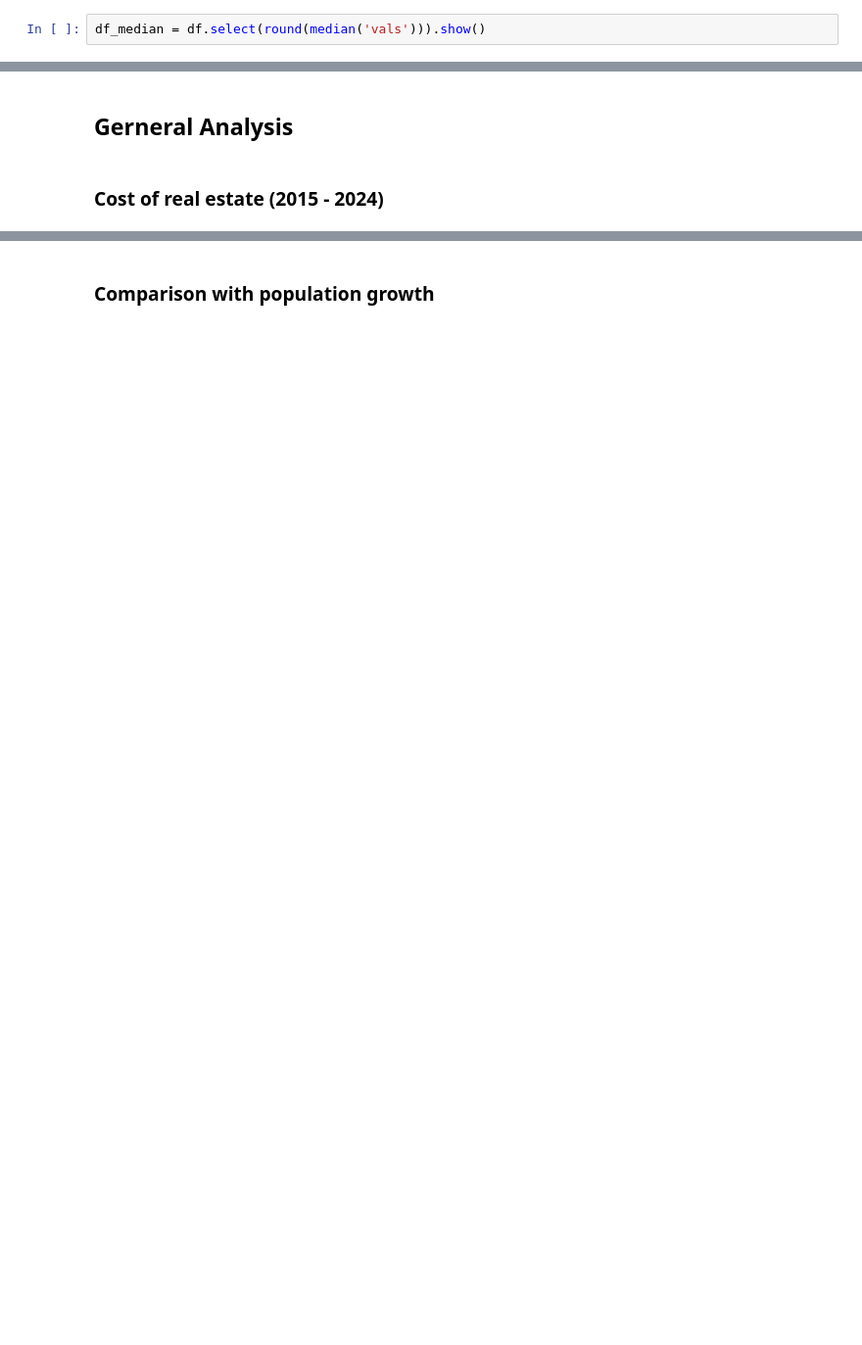
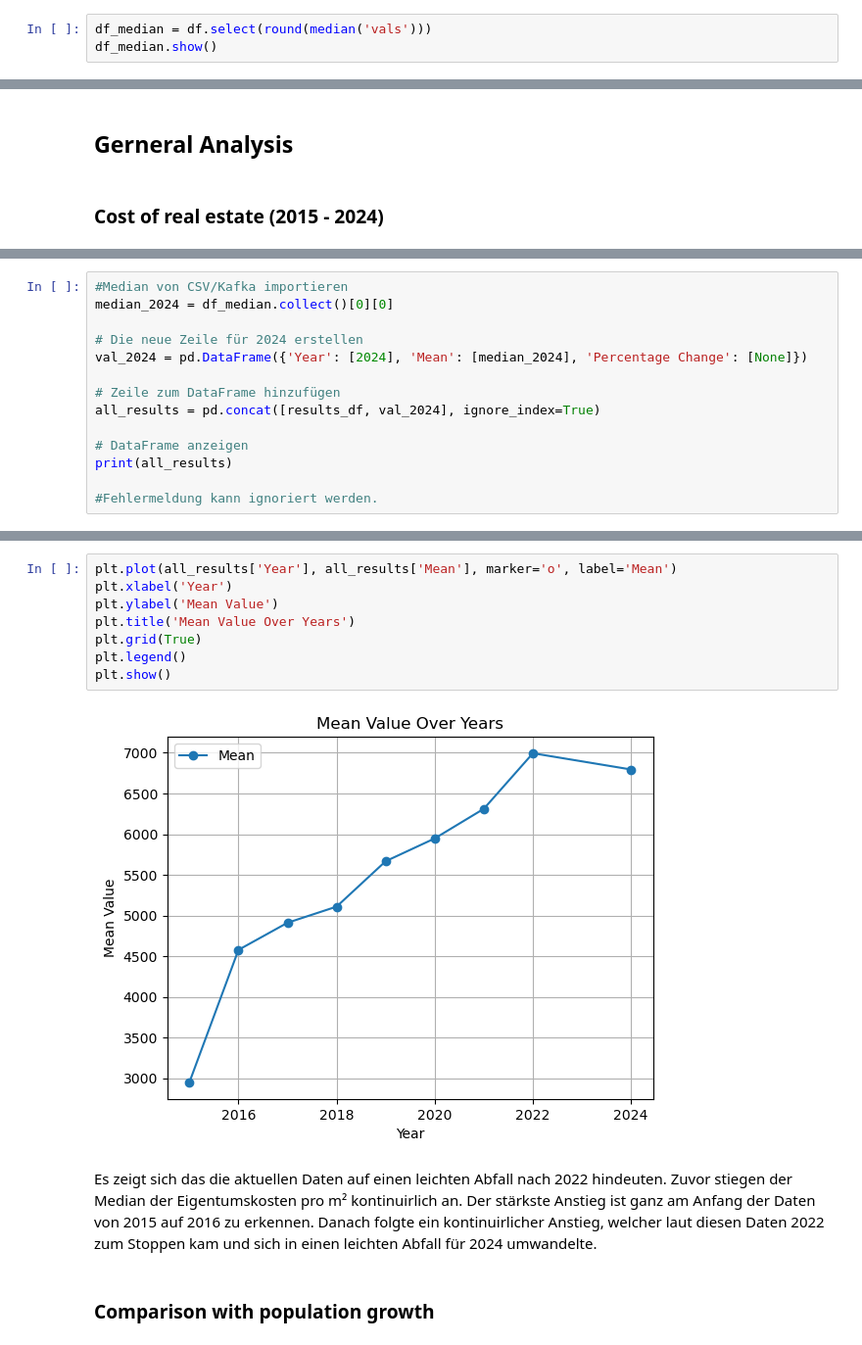
Before and after one commit to markusKoppensteiner1998/immocheck, a Jupyter notebook: ImmoCheck.ipynb, the cells around one changed output, grey strips where cells are left out. Shown at 98% size. Cells and saved outputs as stored; diff of their text form; blank space fills up the shorter version.

```diff
--- a/ImmoCheck.ipynb
+++ b/ImmoCheck.ipynb
@@ -184,7 +211,8 @@ df_p["vals"].plot.box()
 # %% [markdown]
 Beschreibung Markus!!!!!!!!!
 # %%
-df_median = df.select(round(median('vals'))).show()
+df_median = df.select(round(median('vals')))
+df_median.show()
 # %% [output]
 +----------------------+
 |round(median(vals), 0)|
@@ -450,0 +497,14 @@ print(population)
+# %%
+#Median von CSV/Kafka importieren
+median_2024 = df_median.collect()[0][0]
+
+# Die neue Zeile für 2024 erstellen
+val_2024 = pd.DataFrame({'Year': [2024], 'Mean': [median_2024], 'Percentage Change': [None]})
+
+# Zeile zum DataFrame hinzufügen
+all_results = pd.concat([results_df, val_2024], ignore_index=True)
+
+# DataFrame anzeigen
+print(all_results)
+
+#Fehlermeldung kann ignoriert werden.
@@ -451,2 +522,14 @@ print(population)
+# %%
+plt.plot(all_results['Year'], all_results['Mean'], marker='o', label='Mean')
+plt.xlabel('Year')
+plt.ylabel('Mean Value')
+plt.title('Mean Value Over Years')
+plt.grid(True)
+plt.legend()
+plt.show()
+# %% [output]
+[figure, added]
+# %% [markdown]
+Es zeigt sich das die aktuellen Daten auf einen leichten Abfall nach 2022 hindeuten. Zuvor stiegen der Median der Eigentumskosten pro m² kontinuirlich an. Der stärkste Anstieg ist ganz am Anfang der Daten von 2015 auf 2016 zu erkennen. Danach folgte ein kontinuirlicher Anstieg, welcher laut diesen Daten 2022 zum Stoppen kam und sich in einen leichten Abfall für 2024 umwandelte.
 # %% [markdown]
 ### Comparison with population growth
```
Also changed, not shown: parts of 21 cells of this notebook, 1 other file.
